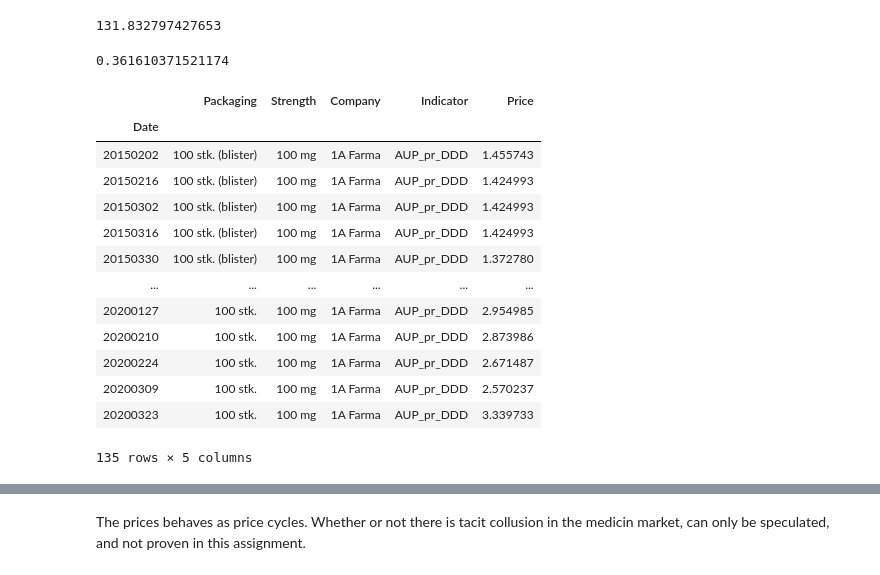
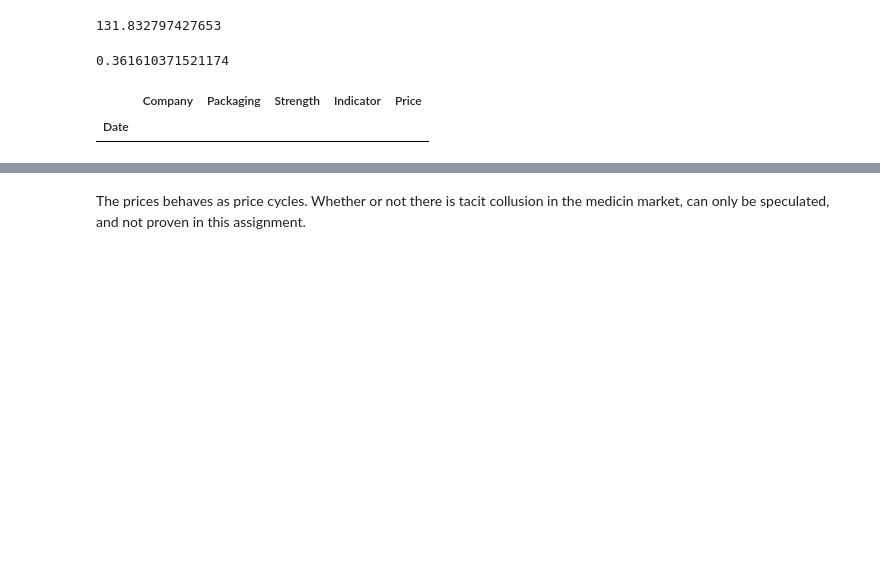
Before and after one commit to AdamTrolle/projects-2020-group-21, a Jupyter notebook: dataproject/dataproject.ipynb, the cells around one changed output, grey strips where cells are left out. Drawn from its saved outputs; the diff is of its cells as text; code cells hidden in the pictures; blank space fills up the shorter version.

```diff
--- a/dataproject/dataproject.ipynb
+++ b/dataproject/dataproject.ipynb
@@ -480,22 +255,9 @@ lamotrigin_long['Price'].min()
 # %%
 min_price = lamotrigin_long.groupby('Date').min()
 min_price.loc[min_price['Packaging'] == '50 stk. (blister)']
-min_price
 # %% [output]
-|  | Packaging | Strength | Company | Indicator | Price |
+|  | Company | Packaging | Strength | Indicator | Price |
 | Date |  |  |  |  |  |
-| 20150202 | 100 stk. (blister) | 100 mg | 1A Farma | AUP_pr_DDD | 1.455743 |
-| 20150216 | 100 stk. (blister) | 100 mg | 1A Farma | AUP_pr_DDD | 1.424993 |
-| 20150302 | 100 stk. (blister) | 100 mg | 1A Farma | AUP_pr_DDD | 1.424993 |
-| 20150316 | 100 stk. (blister) | 100 mg | 1A Farma | AUP_pr_DDD | 1.424993 |
-| 20150330 | 100 stk. (blister) | 100 mg | 1A Farma | AUP_pr_DDD | 1.372780 |
-| ... | ... | ... | ... | ... | ... |
-| 20200127 | 100 stk. | 100 mg | 1A Farma | AUP_pr_DDD | 2.954985 |
-| 20200210 | 100 stk. | 100 mg | 1A Farma | AUP_pr_DDD | 2.873986 |
-| 20200224 | 100 stk. | 100 mg | 1A Farma | AUP_pr_DDD | 2.671487 |
-| 20200309 | 100 stk. | 100 mg | 1A Farma | AUP_pr_DDD | 2.570237 |
-| 20200323 | 100 stk. | 100 mg | 1A Farma | AUP_pr_DDD | 3.339733 |
-135 rows × 5 columns
 # %%
 min_price['Date2'] = min_price.index
 min_price
```
Also changed, not shown: parts of 29 cells of this notebook.
